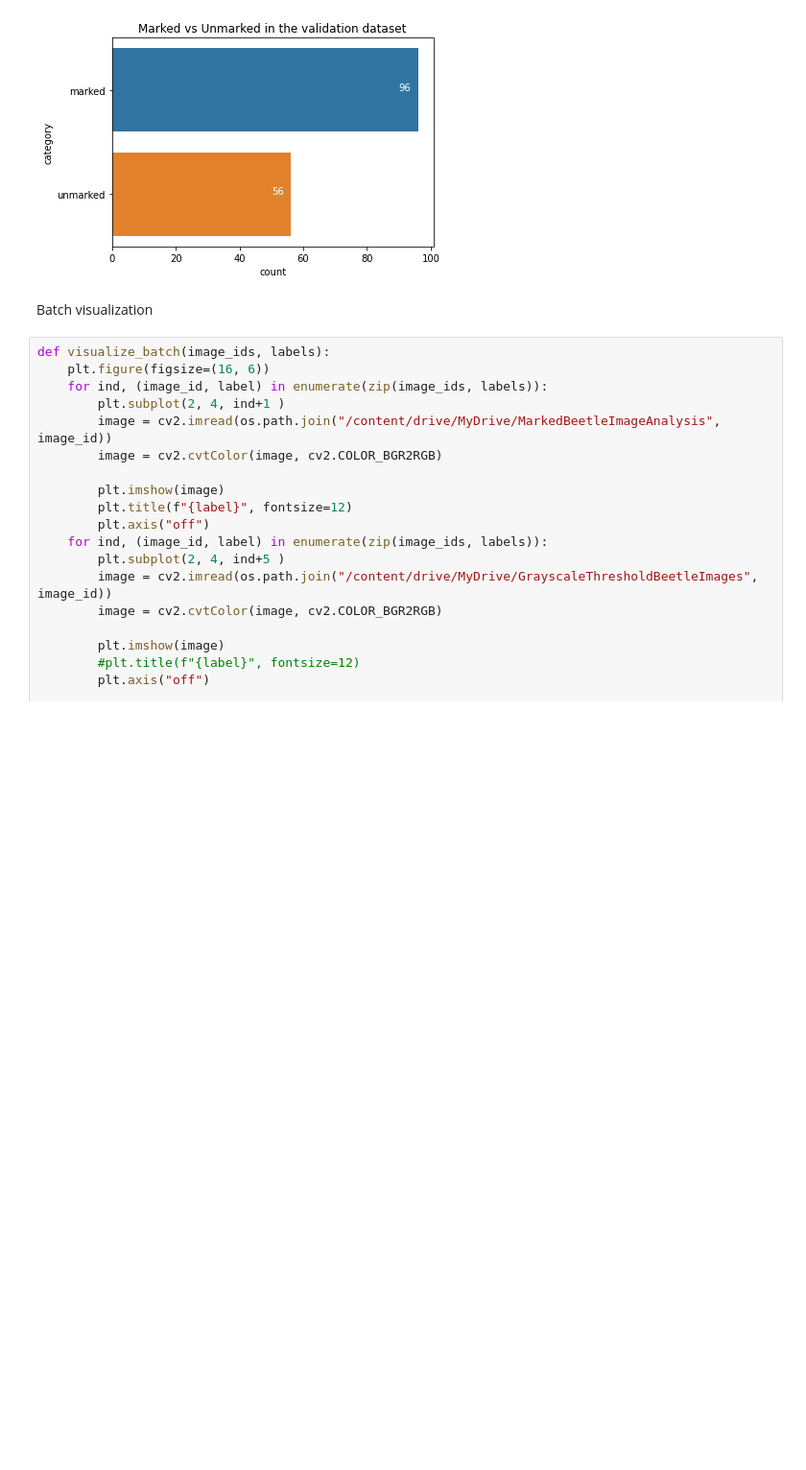
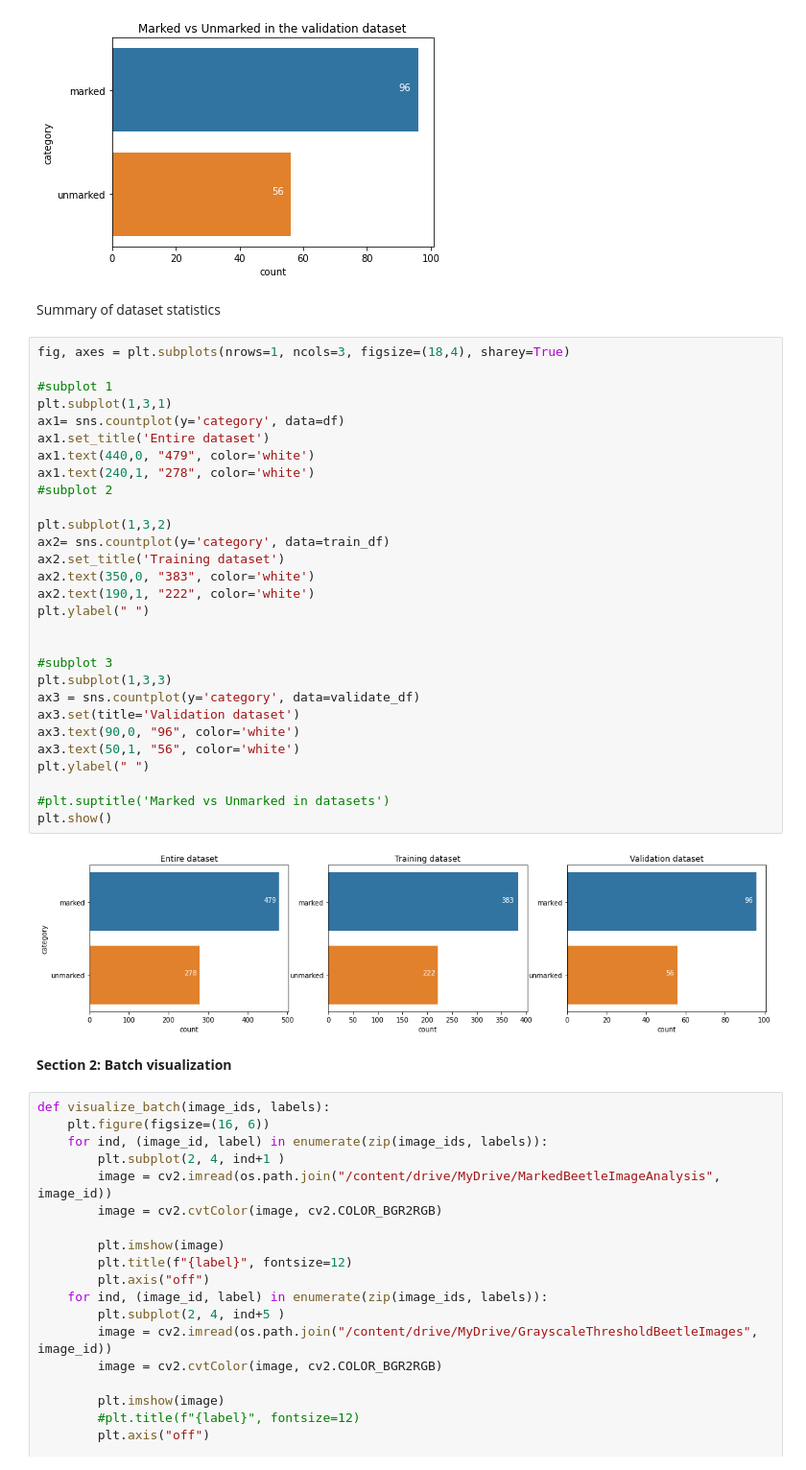
Before and after one commit to mishty-ray/marked-beetle-analysis-1, a Jupyter notebook: Graphs_and_images.ipynb, the cells around one changed output. Shown at 96% size. Saved outputs shown, nothing was run; the diff lists cells and outputs as text; blank space fills up the shorter version.

```diff
--- a/Graphs_and_images.ipynb
+++ b/Graphs_and_images.ipynb
@@ -103,8 +103,41 @@ ax.text(50,1, "56", color='white')
 # %% [output]
 Text(50, 1, '56')
 [figure]
-# %% [markdown]
-Batch visualization
+# %% [markdown]
+Summary of dataset statistics
+# %%
+fig, axes = plt.subplots(nrows=1, ncols=3, figsize=(18,4), sharey=True)
+
+#subplot 1
+plt.subplot(1,3,1)
+ax1= sns.countplot(y='category', data=df)
+ax1.set_title('Entire dataset')
+ax1.text(440,0, "479", color='white')
+ax1.text(240,1, "278", color='white')
+#subplot 2
+
+plt.subplot(1,3,2)
+ax2= sns.countplot(y='category', data=train_df)
+ax2.set_title('Training dataset')
+ax2.text(350,0, "383", color='white')
+ax2.text(190,1, "222", color='white')
+plt.ylabel(" ")
+
+
+#subplot 3
+plt.subplot(1,3,3)
+ax3 = sns.countplot(y='category', data=validate_df)
+ax3.set(title='Validation dataset')
+ax3.text(90,0, "96", color='white')
+ax3.text(50,1, "56", color='white')
+plt.ylabel(" ")
+
+#plt.suptitle('Marked vs Unmarked in datasets')
+plt.show()
+# %% [output]
+[figure, added]
+# %% [markdown]
+**Section 2: Batch visualization**
 # %%
 def visualize_batch(image_ids, labels):
     plt.figure(figsize=(16, 6))
```
Also changed, not shown: parts of 31 cells of this notebook.
